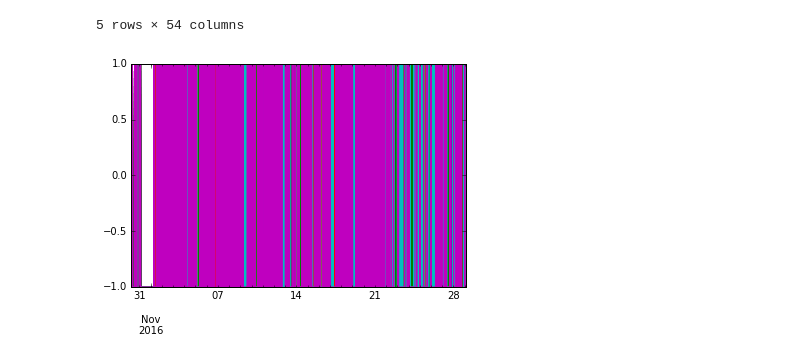
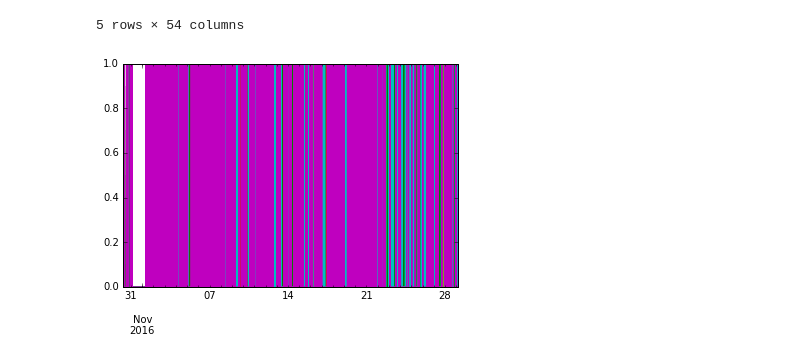
Before and after one commit to gtfierro/cs281project, a Jupyter notebook: Idea1.ipynb, the cells around one changed output. Cells and saved outputs as stored; diff of their text form; code cells hidden in the pictures.

```diff
--- a/Idea1.ipynb
+++ b/Idea1.ipynb
@@ -283,12 +332,13 @@ result.head()
 # %%
 # compute whether or not temperature going up or not
 df = result.copy()
 diffs = df.interpolate(method='time').diff(axis=0)
 diffs[diffs > 0] = 1
-diffs[diffs < 0] = -1
+diffs[diffs < 0] = 0
 diffs = diffs.fillna(0)
 diffs.plot(legend=False)
 diffs.tail()
-diffs.to_csv("idea1.csv",sep="\t",header=True,index=False)
+diffs.to_csv("idea1.csv",sep="\t",header=False,index=False)
+diffs.to_csv("idea1mat.csv",sep="\t",header=False,index=False)
 # %% [output]
-[figure, old version]
+[figure, new version]
```
Also changed, not shown: parts of 9 cells of this notebook, 2 other files.
